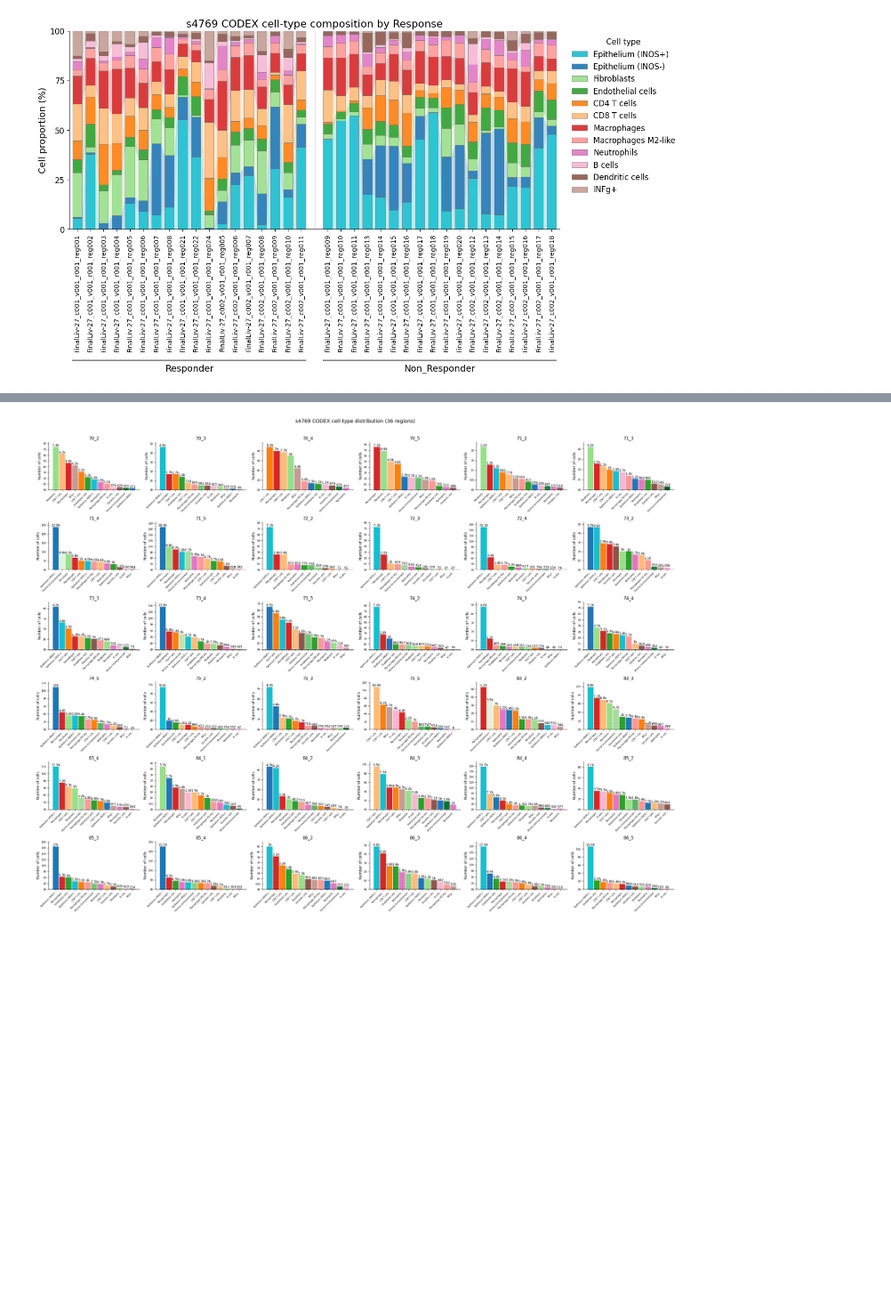
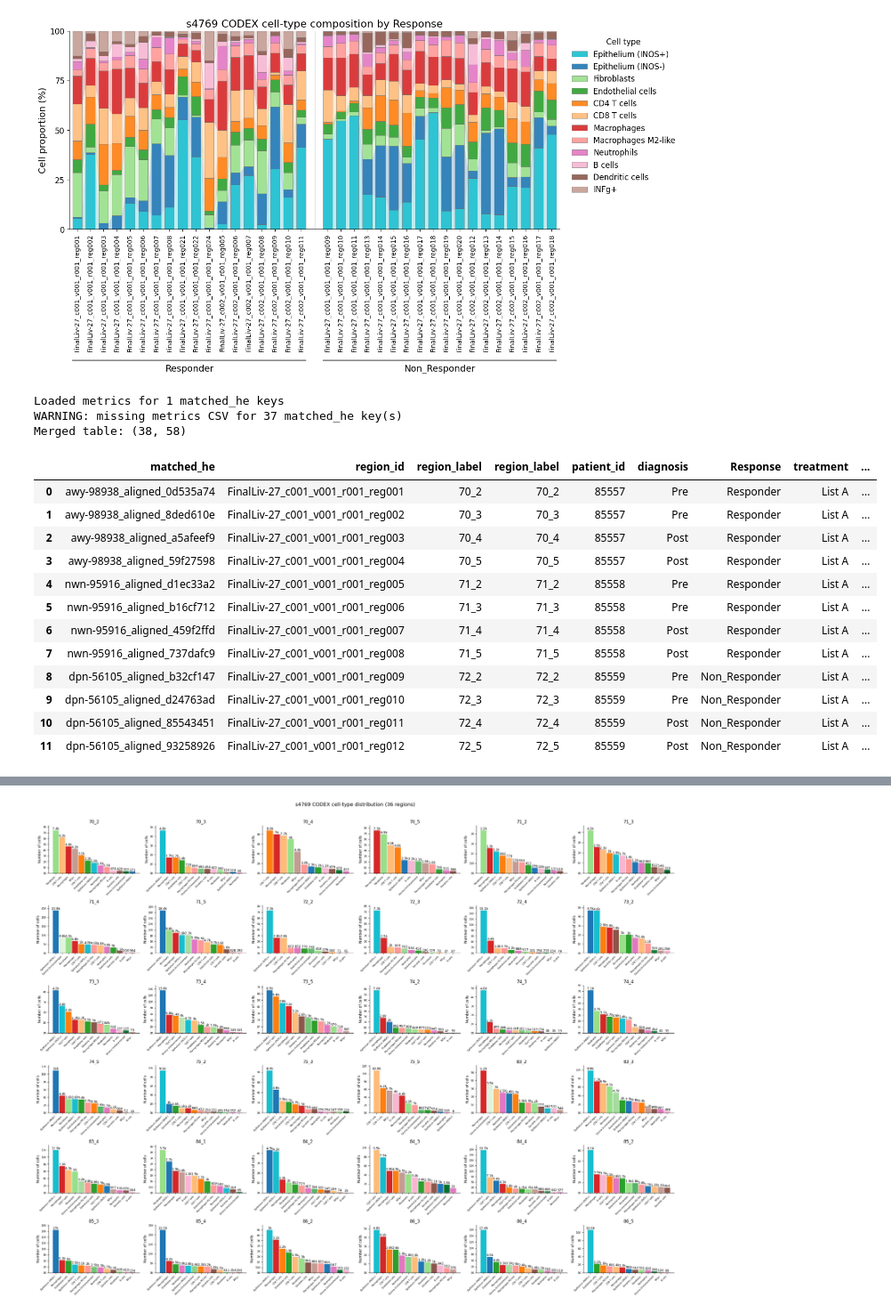
Before and after one commit to LingyuLi-math/Hist2Pheno, a Jupyter notebook: code/CODEX_hcc/Data_process_visual_codex.ipynb, the cells around one changed output, grey strips where cells are left out. Shown at 89% size. Saved outputs shown, nothing was run; the diff lists cells and outputs as text; code cells hidden in the pictures; blank space fills up the shorter version.

```diff
--- a/code/CODEX_hcc/Data_process_visual_codex.ipynb
+++ b/code/CODEX_hcc/Data_process_visual_codex.ipynb
@@ -400,3 +400,76 @@ plot_celltype_proportions_stacked(
 )
 # %% [output]
 [figure]
+# %%
+## Load per-region model metrics (latest row per matched_he) and merge with clinical
+METRICS_NAME = "validation_external_stardist_matched_metrics.csv"
+THERAPY_MODEL = "project_all_UNI"
+
+rows = []
+missing = []
+
+for matched_he in clinical["matched_he"].dropna().astype(str).unique():
+    metrics_path = HE_ROOT / matched_he / THERAPY_MODEL / "result" / METRICS_NAME
+    if not metrics_path.is_file():
+        missing.append(str(metrics_path))
+        continue
+
+    df = pd.read_csv(metrics_path)
+    if "timestamp" in df.columns:
+        df["timestamp"] = pd.to_datetime(df["timestamp"], errors="coerce")
+        df = df.sort_values("timestamp")
+    last = df.iloc[-1].copy()
+    last["matched_he"] = matched_he
+    last["metrics_path"] = str(metrics_path)
+    rows.append(last)
+
+metrics = pd.DataFrame(rows)
+print("Loaded metrics for", len(metrics), "matched_he keys")
+if missing:
+    print("WARNING: missing metrics CSV for", len(missing), "matched_he key(s)")
+
+# Merge
+merged = clinical.merge(metrics, on="matched_he", how="left")
+print("Merged table:", merged.shape)
+
+# Show a compact view of key performance columns
+perf_cols = [
+    "insample_l2_macro_auc",
+    "insample_l1_macro_auc",
+    "insample_l12_macro_auc",
+    "val_l2_macro_auc",
+    "val_l1_macro_auc",
+]
+
+base_cols = [
+    "matched_he",
+    "region_id",
+    "region_label",
+    "patient_id",
+    "diagnosis",
+    "Response",
+    "treatment",
+    "tissue_type",
+    "tissue_subtype",
+]
+
+keep = [c for c in base_cols if c in merged.columns] + [c for c in perf_cols if c in merged.columns]
+
+display(merged[keep].head(12))
+# %% [output]
+Loaded metrics for 1 matched_he keys
+WARNING: missing metrics CSV for 37 matched_he key(s)
+Merged table: (38, 58)
+|  | matched_he | region_id | region_label | region_label | patient_id | diagnosis | Response | treatment | ... |
+| 0 | awy-98938_aligned_0d535a74 | FinalLiv-27_c001_v001_r001_reg001 | 70_2 | 70_2 | 85557 | Pre | Responder | List A | ... |
+| 1 | awy-98938_aligned_8ded610e | FinalLiv-27_c001_v001_r001_reg002 | 70_3 | 70_3 | 85557 | Pre | Responder | List A | ... |
+| 2 | awy-98938_aligned_a5afeef9 | FinalLiv-27_c001_v001_r001_reg003 | 70_4 | 70_4 | 85557 | Post | Responder | List A | ... |
+| 3 | awy-98938_aligned_59f27598 | FinalLiv-27_c001_v001_r001_reg004 | 70_5 | 70_5 | 85557 | Post | Responder | List A | ... |
+| 4 | nwn-95916_aligned_d1ec33a2 | FinalLiv-27_c001_v001_r001_reg005 | 71_2 | 71_2 | 85558 | Pre | Responder | List A | ... |
+| 5 | nwn-95916_aligned_b16cf712 | FinalLiv-27_c001_v001_r001_reg006 | 71_3 | 71_3 | 85558 | Pre | Responder | List A | ... |
+| 6 | nwn-95916_aligned_459f2ffd | FinalLiv-27_c001_v001_r001_reg007 | 71_4 | 71_4 | 85558 | Post | Responder | List A | ... |
+| 7 | nwn-95916_aligned_737dafc9 | FinalLiv-27_c001_v001_r001_reg008 | 71_5 | 71_5 | 85558 | Post | Responder | List A | ... |
+| 8 | dpn-56105_aligned_b32cf147 | FinalLiv-27_c001_v001_r001_reg009 | 72_2 | 72_2 | 85559 | Pre | Non_Responder | List A | ... |
+| 9 | dpn-56105_aligned_d24763ad | FinalLiv-27_c001_v001_r001_reg010 | 72_3 | 72_3 | 85559 | Pre | Non_Responder | List A | ... |
+| 10 | dpn-56105_aligned_85543451 | FinalLiv-27_c001_v001_r001_reg011 | 72_4 | 72_4 | 85559 | Post | Non_Responder | List A | ... |
+| 11 | dpn-56105_aligned_93258926 | FinalLiv-27_c001_v001_r001_reg012 | 72_5 | 72_5 | 85559 | Post | Non_Responder | List A | ... |
```
Also changed, not shown: parts of 2 cells of this notebook, 34 other files.
